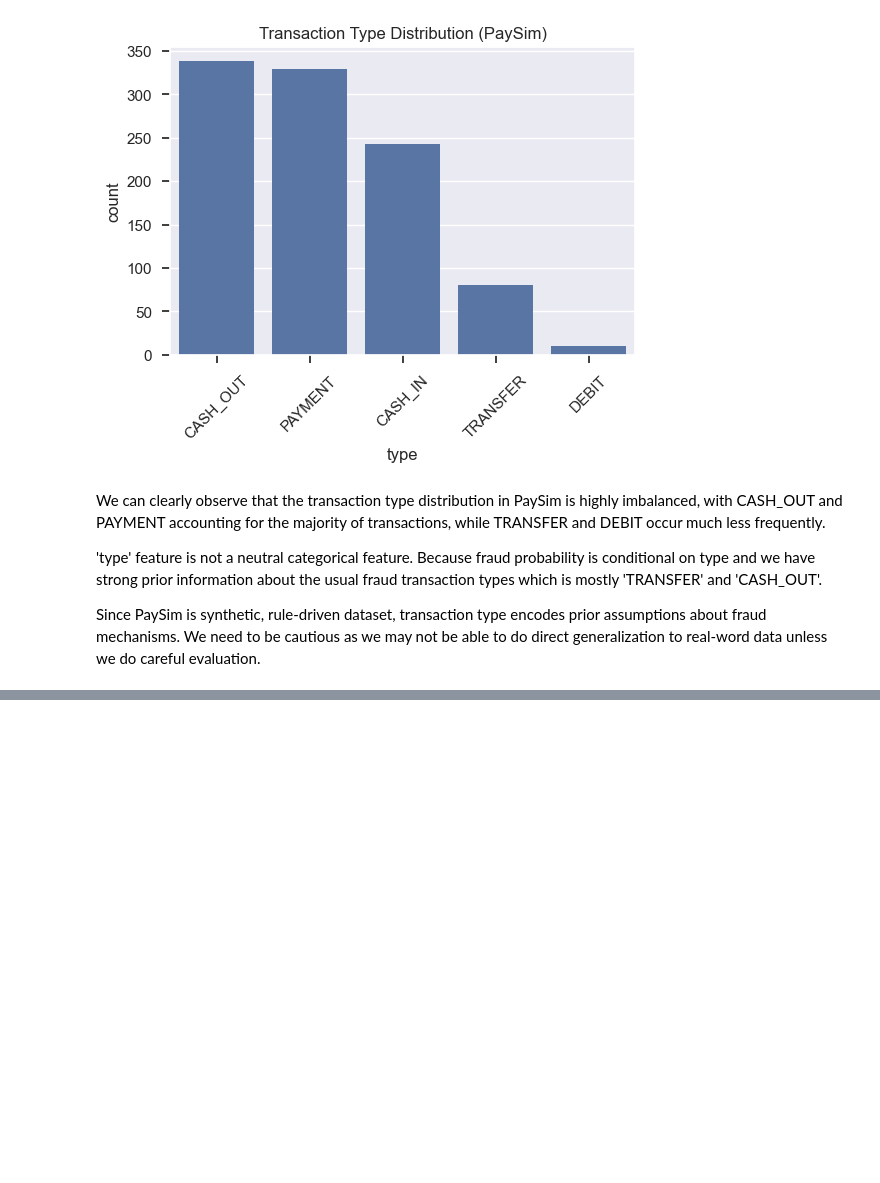
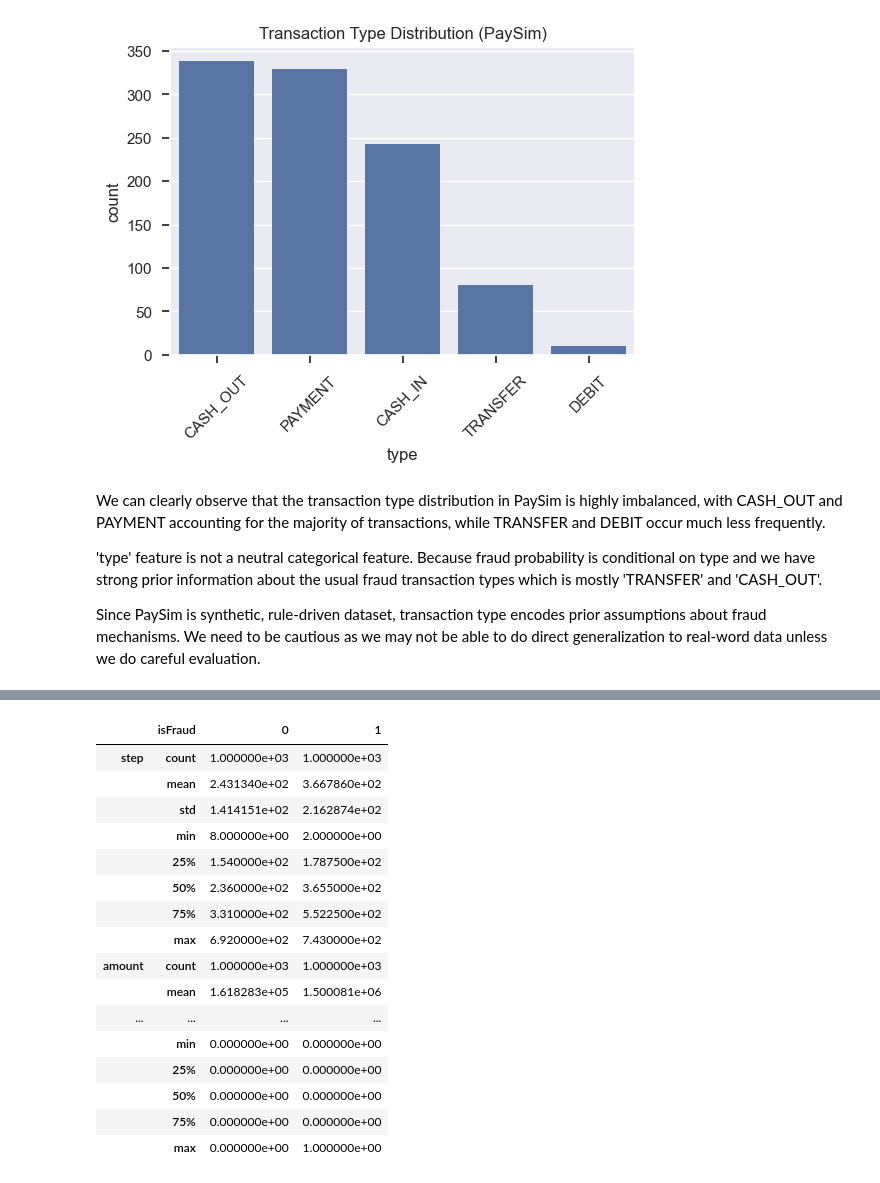
Before and after one commit to thisisehyas/Financial-Fraud-Detection-System, a Jupyter notebook: notebooks/EDA.ipynb, the cells around one changed output, grey strips where cells are left out. Saved outputs shown, nothing was run; the diff lists cells and outputs as text; code cells hidden in the pictures; blank space fills up the shorter version.

```diff
--- a/notebooks/EDA.ipynb
+++ b/notebooks/EDA.ipynb
@@ -383,0 +435,19 @@ Since PaySim is synthetic, rule-driven dataset, transaction type encodes prior a
+# %%
+target_col = 'isFraud'
+id_columns = ['nameOrig', 'nameDest']
+
+categorical_features = [
+    'type',
+]
+
+numerical_features = [
+    'step',
+    'amount',
+    'oldbalanceOrg',
+    'newbalanceOrig',
+    'oldbalanceDest',
+    'newbalanceDest',
+    'isFlaggedFraud'
+]
+
+categorical_features, numerical_features
@@ -383,0 +463,20 @@ Since PaySim is synthetic, rule-driven dataset, transaction type encodes prior a
+# %%
+paysim_balanced.groupby('isFraud')[numerical_features].describe().T
+# %% [output]
+|  | isFraud | 0 | 1 |
+| step | count | 1.000000e+03 | 1.000000e+03 |
+|  | mean | 2.431340e+02 | 3.667860e+02 |
+|  | std | 1.414151e+02 | 2.162874e+02 |
+|  | min | 8.000000e+00 | 2.000000e+00 |
+|  | 25% | 1.540000e+02 | 1.787500e+02 |
+|  | 50% | 2.360000e+02 | 3.655000e+02 |
+|  | 75% | 3.310000e+02 | 5.522500e+02 |
+|  | max | 6.920000e+02 | 7.430000e+02 |
+| amount | count | 1.000000e+03 | 1.000000e+03 |
+|  | mean | 1.618283e+05 | 1.500081e+06 |
+| ... | ... | ... | ... |
+|  | min | 0.000000e+00 | 0.000000e+00 |
+|  | 25% | 0.000000e+00 | 0.000000e+00 |
+|  | 50% | 0.000000e+00 | 0.000000e+00 |
+|  | 75% | 0.000000e+00 | 0.000000e+00 |
+|  | max | 0.000000e+00 | 1.000000e+00 |
```
Also changed, not shown: parts of 16 cells of this notebook.
